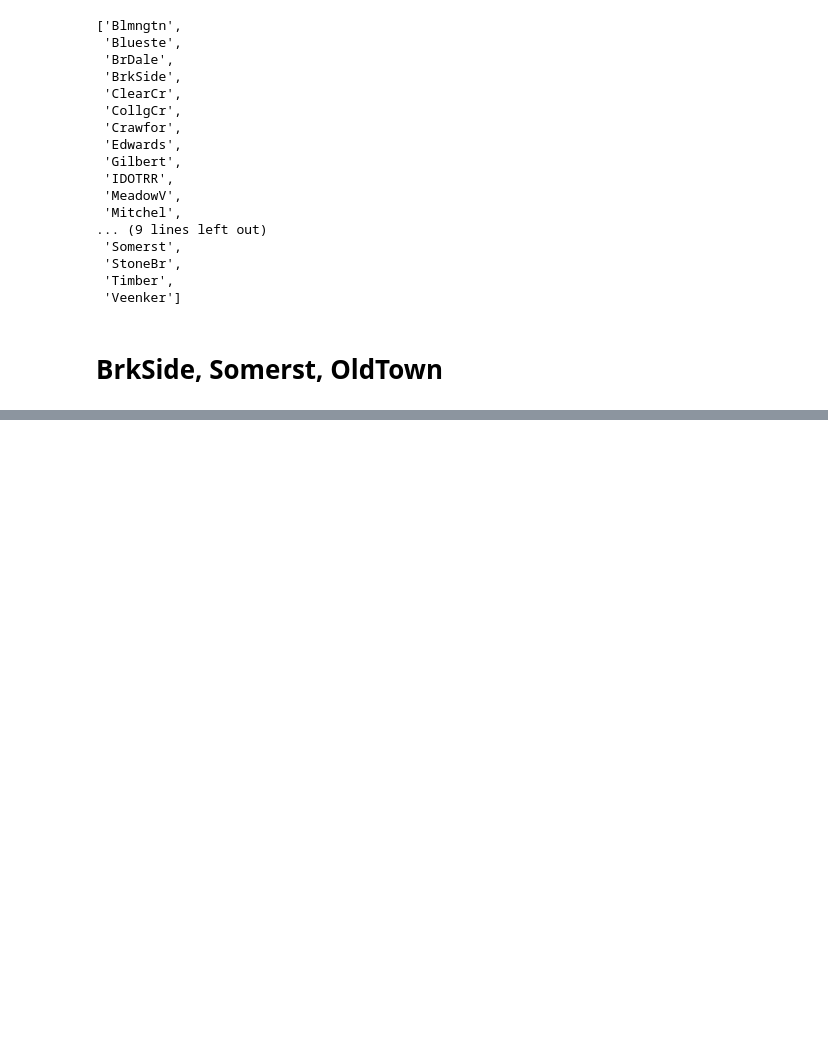
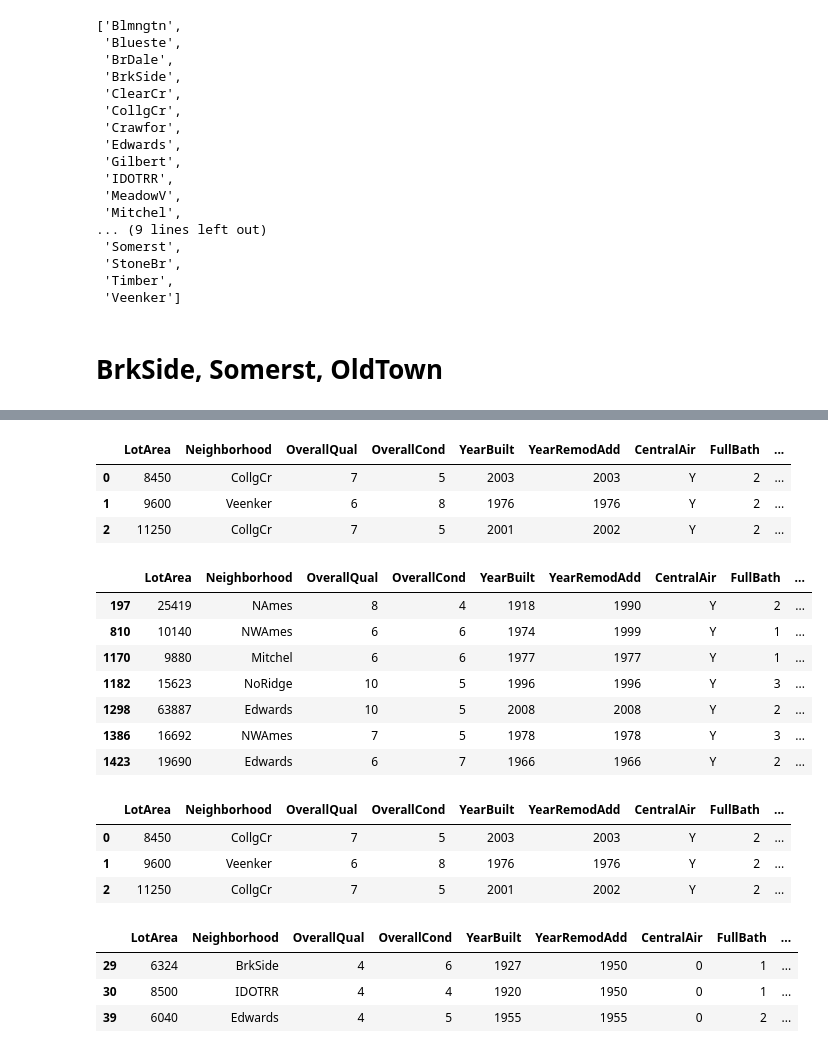
Before and after one commit to DavidWants2Learn/DataScienceBootCamp, a Jupyter notebook: Data_Science_Project/House_Price by lot_size.ipynb, the cells around one changed output, grey strips where cells are left out. Cells and saved outputs as stored; diff of their text form; code cells hidden in the pictures; blank space fills up the shorter version.

```diff
--- a/Data_Science_Project/House_Price by lot_size.ipynb
+++ b/Data_Science_Project/House_Price by lot_size.ipynb
@@ -307,0 +314,2 @@ plt.gcf().set_size_inches(16,16)
+# %%
+dfTemp.drop(['YrSold','HouseStyle','MSZoning','LandContour','BldgType','KitchenQual','GarageType','SaleType','SaleCondition'], axis=1, inplace=True)
@@ -307,0 +340,27 @@ plt.gcf().set_size_inches(16,16)
+# %%
+(dfTemp[dfTemp.isnull().any(axis=1)]).head(3)
+# %% [output]
+|  | LotArea | Neighborhood | OverallQual | OverallCond | YearBuilt | YearRemodAdd | CentralAir | FullBath | ... |
+| 0 | 8450 | CollgCr | 7 | 5 | 2003 | 2003 | Y | 2 | ... |
+| 1 | 9600 | Veenker | 6 | 8 | 1976 | 1976 | Y | 2 | ... |
+| 2 | 11250 | CollgCr | 7 | 5 | 2001 | 2002 | Y | 2 | ... |
+# %%
+dfTemp = (dfTemp.fillna(0))
+# %%
+dfTemp.loc[dfTemp['PoolQC'] != 0]
+# %% [output]
+|  | LotArea | Neighborhood | OverallQual | OverallCond | YearBuilt | YearRemodAdd | CentralAir | FullBath | ... |
+| 197 | 25419 | NAmes | 8 | 4 | 1918 | 1990 | Y | 2 | ... |
+| 810 | 10140 | NWAmes | 6 | 6 | 1974 | 1999 | Y | 1 | ... |
+| 1170 | 9880 | Mitchel | 6 | 6 | 1977 | 1977 | Y | 1 | ... |
+| 1182 | 15623 | NoRidge | 10 | 5 | 1996 | 1996 | Y | 3 | ... |
+| 1298 | 63887 | Edwards | 10 | 5 | 2008 | 2008 | Y | 2 | ... |
+| 1386 | 16692 | NWAmes | 7 | 5 | 1978 | 1978 | Y | 3 | ... |
+| 1423 | 19690 | Edwards | 6 | 7 | 1966 | 1966 | Y | 2 | ... |
+# %%
+dfTemp.head(3)
+# %% [output]
+|  | LotArea | Neighborhood | OverallQual | OverallCond | YearBuilt | YearRemodAdd | CentralAir | FullBath | ... |
+| 0 | 8450 | CollgCr | 7 | 5 | 2003 | 2003 | Y | 2 | ... |
+| 1 | 9600 | Veenker | 6 | 8 | 1976 | 1976 | Y | 2 | ... |
+| 2 | 11250 | CollgCr | 7 | 5 | 2001 | 2002 | Y | 2 | ... |
@@ -307,0 +371,7 @@ plt.gcf().set_size_inches(16,16)
+# %%
+(dfTemp.loc[dfTemp['CentralAir'] != 1]).head(3)
+# %% [output]
+|  | LotArea | Neighborhood | OverallQual | OverallCond | YearBuilt | YearRemodAdd | CentralAir | FullBath | ... |
+| 29 | 6324 | BrkSide | 4 | 6 | 1927 | 1950 | 0 | 1 | ... |
+| 30 | 8500 | IDOTRR | 4 | 4 | 1920 | 1950 | 0 | 1 | ... |
+| 39 | 6040 | Edwards | 4 | 5 | 1955 | 1955 | 0 | 2 | ... |
```
Also changed, not shown: parts of 8 cells of this notebook.
